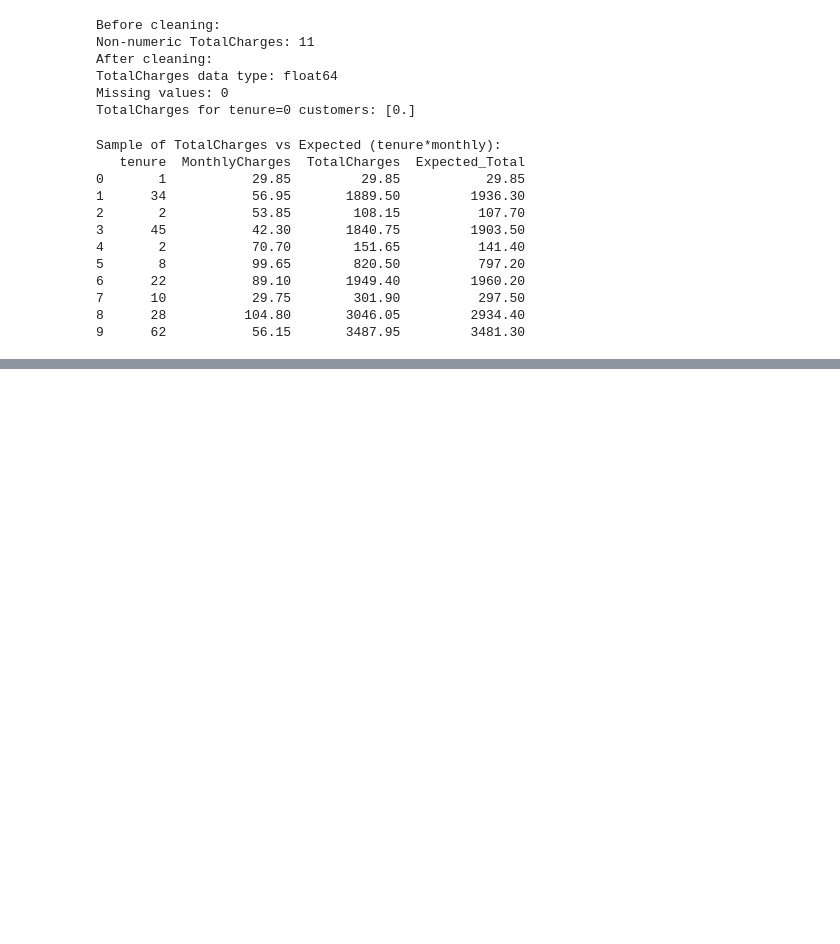
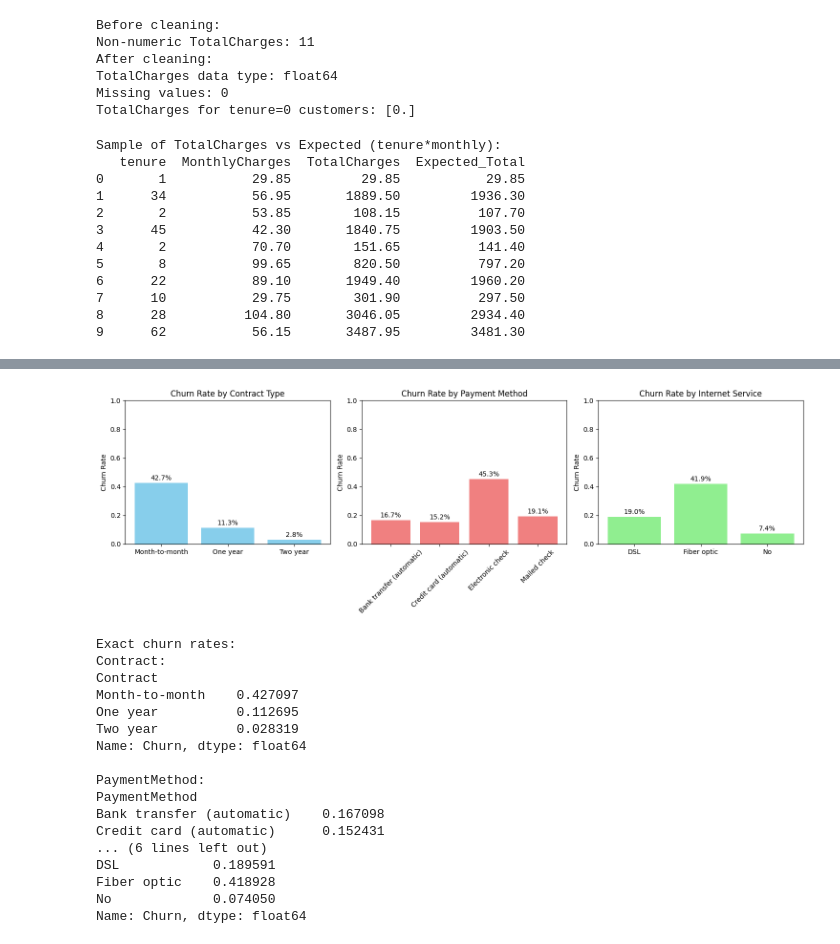
Before and after one commit to markalerret/Portfolio, a Jupyter notebook: churn_prediction/notebooks/churn_analysis.ipynb, the cells around one changed output, grey strips where cells are left out. Cells and saved outputs as stored; diff of their text form; code cells hidden in the pictures; blank space fills up the shorter version.

Commit message:
Finished EDA and most of univariate analysis

```diff
--- a/churn_prediction/notebooks/churn_analysis.ipynb
+++ b/churn_prediction/notebooks/churn_analysis.ipynb
@@ -198,0 +437,70 @@ Sample of TotalCharges vs Expected (tenure*monthly):
+# %%
+#Deep dive visualizations for Contract, PaymentMethod and InternetService
+fig, axes = plt.subplots(1, 3, figsize=(15, 5))
+
+#Contract analysis
+contract_churn = data.groupby('Contract')['Churn'].apply(lambda x: (x == 'Yes').mean())
+axes[0].bar(contract_churn.index, contract_churn.values, color='skyblue')
+axes[0].set_title('Churn Rate by Contract Type')
+axes[0].set_ylabel('Churn Rate')
+axes[0].set_ylim(0, 1)
+for i, v in enumerate(contract_churn.values):
+    axes[0].text(i, v + 0.02, f'{v:.1%}', ha='center')
+
+#Payment Method analysis
+payment_churn = data.groupby('PaymentMethod')['Churn'].apply(lambda x: (x == 'Yes').mean())
+axes[1].bar(payment_churn.index, payment_churn.values, color='lightcoral')
+axes[1].set_title('Churn Rate by Payment Method')
+axes[1].set_ylabel('Churn Rate')
+axes[1].set_ylim(0, 1)
+axes[1].tick_params(axis='x', rotation=45)
+for i, v in enumerate(payment_churn.values):
+    axes[1].text(i, v + 0.02, f'{v:.1%}', ha='center')
+
+#Internet Service analysis
+internet_churn = data.groupby('InternetService')['Churn'].apply(lambda x: (x == 'Yes').mean())
+axes[2].bar(internet_churn.index, internet_churn.values, color='lightgreen')
+axes[2].set_title('Churn Rate by Internet Service')
+axes[2].set_ylabel('Churn Rate')
+axes[2].set_ylim(0, 1)
+for i, v in enumerate(internet_churn.values):
+    axes[2].text(i, v + 0.02, f'{v:.1%}', ha='center')
+
+plt.tight_layout()
+plt.show()
+
+#Print exact numbers for reference
+print("\nExact churn rates:")
+print(f"Contract:\n{contract_churn}")
+print(f"\nPaymentMethod:\n{payment_churn}")
+print(f"\nInternetService:\n{internet_churn}")
+
+"""
+Contract is a major indicator for churn.  Month-to-month has very significant churn at 42.7%.  2 year contracts have excellent retention at 2.8% churn
+Payment method shows that paying by electronic check has a very high churn rate of 45.3%.  Automatic payments have much better retention (~15% churn)
+Fiber optic customers have surprisingly high churn of 41.9%.
+
+Questions:
+How can we move month-to-month customers to longer contracts?
+Why is electronic check so problematic?
+Why are fiber optic customers churning so much?
+"""
+# %% [output]
+[figure, added]
+Exact churn rates:
+Contract:
+Contract
+Month-to-month    0.427097
+One year          0.112695
+Two year          0.028319
+Name: Churn, dtype: float64
+
+PaymentMethod:
+PaymentMethod
+Bank transfer (automatic)    0.167098
+Credit card (automatic)      0.152431
+... (6 lines left out)
+DSL            0.189591
+Fiber optic    0.418928
+No             0.074050
+Name: Churn, dtype: float64
```
Also changed, not shown: parts of 16 cells of this notebook.
